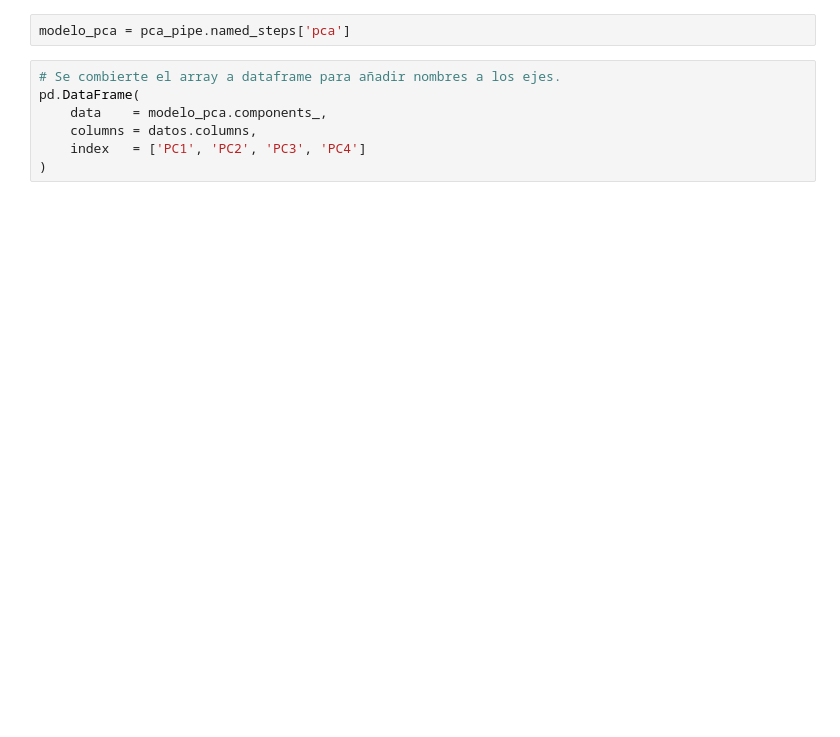
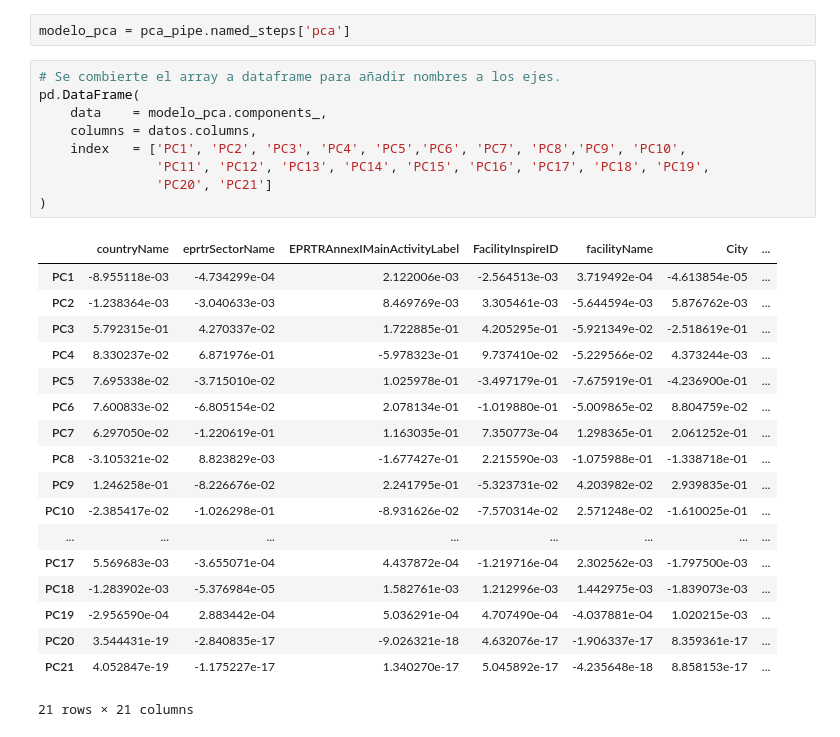
Before and after one commit to OnlyData-64/Schneider-Electric-Hackhaton, a Jupyter notebook: pca.ipynb, the cells around one changed output. Drawn from its saved outputs; the diff is of its cells as text; blank space fills up the shorter version.

```diff
--- a/pca.ipynb
+++ b/pca.ipynb
@@ -57,10 +75,31 @@ modelo_pca = pca_pipe.named_steps['pca']
 # %%
 # Se combierte el array a dataframe para añadir nombres a los ejes.
 pd.DataFrame(
     data    = modelo_pca.components_,
     columns = datos.columns,
-    index   = ['PC1', 'PC2', 'PC3', 'PC4']
+    index   = ['PC1', 'PC2', 'PC3', 'PC4', 'PC5','PC6', 'PC7', 'PC8','PC9', 'PC10',
+               'PC11', 'PC12', 'PC13', 'PC14', 'PC15', 'PC16', 'PC17', 'PC18', 'PC19',
+               'PC20', 'PC21']
 )
+# %% [output]
+|  | countryName | eprtrSectorName | EPRTRAnnexIMainActivityLabel | FacilityInspireID | facilityName | City | ... |
+| PC1 | -8.955118e-03 | -4.734299e-04 | 2.122006e-03 | -2.564513e-03 | 3.719492e-04 | -4.613854e-05 | ... |
+| PC2 | -1.238364e-03 | -3.040633e-03 | 8.469769e-03 | 3.305461e-03 | -5.644594e-03 | 5.876762e-03 | ... |
+| PC3 | 5.792315e-01 | 4.270337e-02 | 1.722885e-01 | 4.205295e-01 | -5.921349e-02 | -2.518619e-01 | ... |
+| PC4 | 8.330237e-02 | 6.871976e-01 | -5.978323e-01 | 9.737410e-02 | -5.229566e-02 | 4.373244e-03 | ... |
+| PC5 | 7.695338e-02 | -3.715010e-02 | 1.025978e-01 | -3.497179e-01 | -7.675919e-01 | -4.236900e-01 | ... |
+| PC6 | 7.600833e-02 | -6.805154e-02 | 2.078134e-01 | -1.019880e-01 | -5.009865e-02 | 8.804759e-02 | ... |
+| PC7 | 6.297050e-02 | -1.220619e-01 | 1.163035e-01 | 7.350773e-04 | 1.298365e-01 | 2.061252e-01 | ... |
+| PC8 | -3.105321e-02 | 8.823829e-03 | -1.677427e-01 | 2.215590e-03 | -1.075988e-01 | -1.338718e-01 | ... |
+| PC9 | 1.246258e-01 | -8.226676e-02 | 2.241795e-01 | -5.323731e-02 | 4.203982e-02 | 2.939835e-01 | ... |
+| PC10 | -2.385417e-02 | -1.026298e-01 | -8.931626e-02 | -7.570314e-02 | 2.571248e-02 | -1.610025e-01 | ... |
+| ... | ... | ... | ... | ... | ... | ... | ... |
+| PC17 | 5.569683e-03 | -3.655071e-04 | 4.437872e-04 | -1.219716e-04 | 2.302562e-03 | -1.797500e-03 | ... |
+| PC18 | -1.283902e-03 | -5.376984e-05 | 1.582761e-03 | 1.212996e-03 | 1.442975e-03 | -1.839073e-03 | ... |
+| PC19 | -2.956590e-04 | 2.883442e-04 | 5.036291e-04 | 4.707490e-04 | -4.037881e-04 | 1.020215e-03 | ... |
+| PC20 | 3.544431e-19 | -2.840835e-17 | -9.026321e-18 | 4.632076e-17 | -1.906337e-17 | 8.359361e-17 | ... |
+| PC21 | 4.052847e-19 | -1.175227e-17 | 1.340270e-17 | 5.045892e-17 | -4.235648e-18 | 8.858153e-17 | ... |
+21 rows × 21 columns
 # %%
 aux=modelo_pca.components_
 plt.figure(figsize = (19,17))
```
Also changed, not shown: parts of 5 cells of this notebook, 4 other files.
